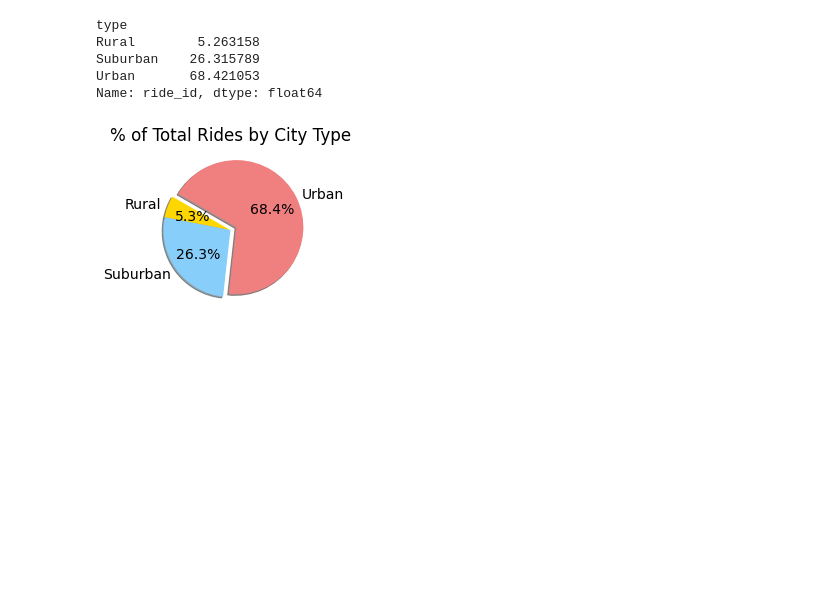
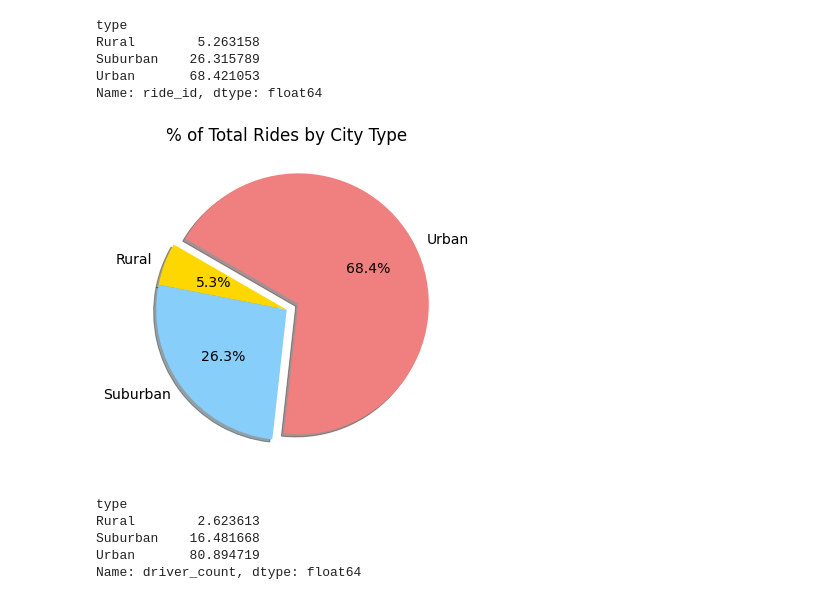
Before and after one commit to RyanJL18/Pyber_Analysis, a Jupyter notebook: Pyber.ipynb, the cells around one changed output. Cells and saved outputs as stored; diff of their text form; code cells hidden in the pictures; blank space fills up the shorter version.

Commit message:
Final percent of rides by city pie chart

```diff
--- a/Pyber.ipynb
+++ b/Pyber.ipynb
@@ -703,19 +703,29 @@ Urban       68.421053
 Name: ride_id, dtype: float64
 # %%
 # Build percentage of rides by city type pie chart.
-plt.subplots(figsize=(, 6))
+plt.subplots(figsize=(10, 6))
 plt.pie(ride_percents,
     labels=["Rural", "Suburban", "Urban"],
     colors=["gold", "lightskyblue", "lightcoral"],
     explode=[0, 0, 0.1],
     autopct='%1.1f%%',
     shadow=True, startangle=150)
 plt.title("% of Total Rides by City Type")
 # Change the default font size from 10 to 14.
 mpl.rcParams['font.size'] = 14
 # Save Figure
 plt.savefig("analysis/Fig6.png")
 # Show Figure
 plt.show()
 # %% [output]
-[figure, old version]
+[figure, new version]
+# %%
+# Calculate the percentage of drivers for each city type.
+driver_percents = 100 * city_data_df.groupby(["type"]).sum()["driver_count"]/city_data_df["driver_count"].sum()
+driver_percents
+# %% [output]
+type
+Rural        2.623613
+Suburban    16.481668
+Urban       80.894719
+Name: driver_count, dtype: float64
```
Also changed, not shown: parts of 1 cell of this notebook, 1 other file.
